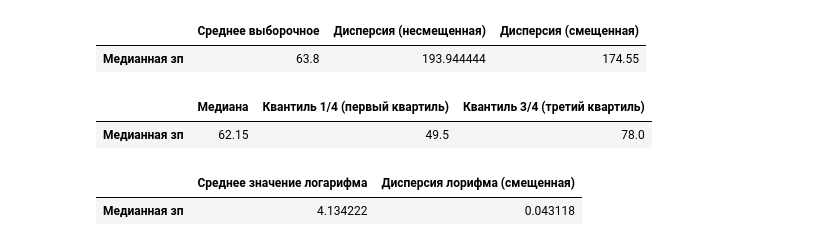
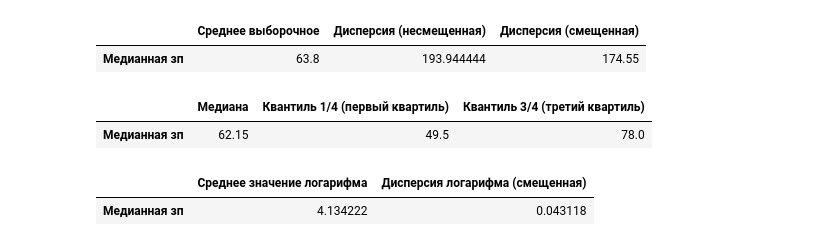
Before and after one commit to ArtyomFuzis/StatTest1, a Jupyter notebook: main.ipynb, the cells around one changed output. Saved outputs shown, nothing was run; the diff lists cells and outputs as text; code cells hidden in the pictures.

```diff
--- a/main.ipynb
+++ b/main.ipynb
@@ -73,9 +71,9 @@ pd.DataFrame({"Медиана": df1.median(), "Квантиль 1/4 (первы
 | Медианная зп | 62.15 | 49.5 | 78.0 |
 # %%
 df1log = df1.apply(np.log)
-pd.DataFrame({"Среднее значение логарифма": df1log.mean(), "Дисперсия лорифма (смещенная)": df1log.var() * (len(df1)-1)/len(df1)})
+pd.DataFrame({"Среднее значение логарифма": df1log.mean(), "Дисперсия логарифма (смещенная)": df1log.var() * (len(df1)-1)/len(df1)})
 # %% [output]
-|  | Среднее значение логарифма | Дисперсия лорифма (смещенная) |
+|  | Среднее значение логарифма | Дисперсия логарифма (смещенная) |
 | Медианная зп | 4.134222 | 0.043118 |
 # %% [markdown]
 ![](./imgs/task12.png)
```
Also changed, not shown: parts of 9 cells of this notebook.
